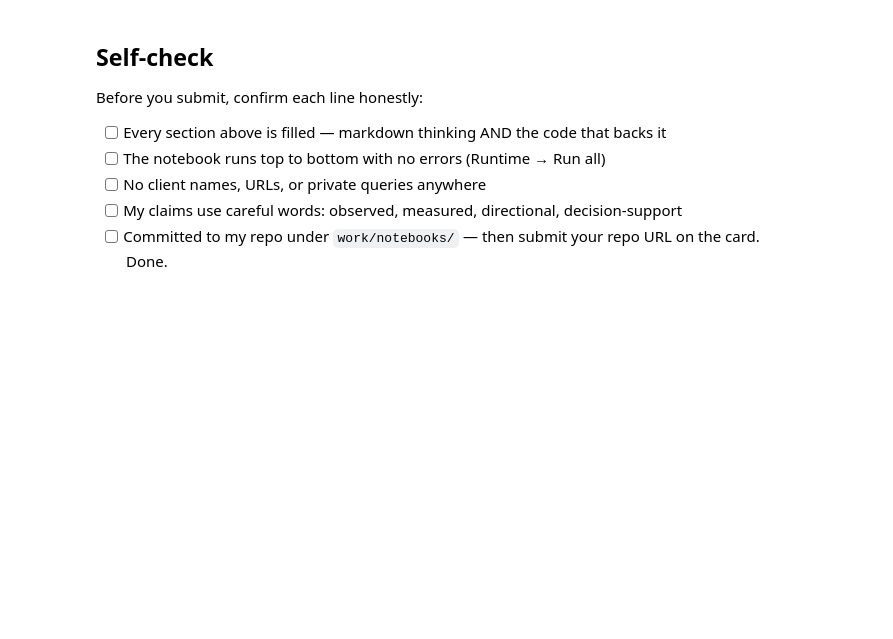
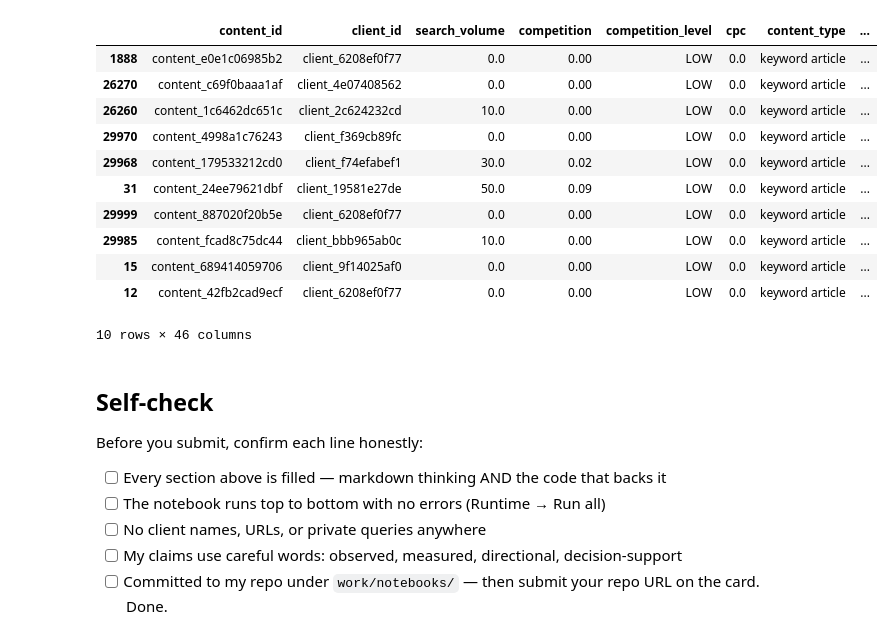
Before and after one commit to tanmayshukla28/Flyrank-internship-starter, a Jupyter notebook: work/notebooks/w04_baseline_score.ipynb, the cells around one changed output. Saved outputs shown, nothing was run; the diff lists cells and outputs as text; code cells hidden in the pictures; blank space fills up the shorter version.

```diff
--- a/work/notebooks/w04_baseline_score.ipynb
+++ b/work/notebooks/w04_baseline_score.ipynb
@@ -37,3 +244,18 @@ This skeleton is yours to fill. Work the sections **in order** — each one has
+# %%
+df.tail(10)
+# %% [output]
+|  | content_id | client_id | search_volume | competition | competition_level | cpc | content_type | ... |
+| 1888 | content_e0e1c06985b2 | client_6208ef0f77 | 0.0 | 0.00 | LOW | 0.0 | keyword article | ... |
+| 26270 | content_c69f0baaa1af | client_4e07408562 | 0.0 | 0.00 | LOW | 0.0 | keyword article | ... |
+| 26260 | content_1c6462dc651c | client_2c624232cd | 10.0 | 0.00 | LOW | 0.0 | keyword article | ... |
+| 29970 | content_4998a1c76243 | client_f369cb89fc | 0.0 | 0.00 | LOW | 0.0 | keyword article | ... |
+| 29968 | content_179533212cd0 | client_f74efabef1 | 30.0 | 0.02 | LOW | 0.0 | keyword article | ... |
+| 31 | content_24ee79621dbf | client_19581e27de | 50.0 | 0.09 | LOW | 0.0 | keyword article | ... |
+| 29999 | content_887020f20b5e | client_6208ef0f77 | 0.0 | 0.00 | LOW | 0.0 | keyword article | ... |
+| 29985 | content_fcad8c75dc44 | client_bbb965ab0c | 10.0 | 0.00 | LOW | 0.0 | keyword article | ... |
+| 15 | content_689414059706 | client_9f14025af0 | 0.0 | 0.00 | LOW | 0.0 | keyword article | ... |
+| 12 | content_42fb2cad9ecf | client_6208ef0f77 | 0.0 | 0.00 | LOW | 0.0 | keyword article | ... |
+10 rows × 46 columns
 # %% [markdown]
 ## Self-check
 
```
Also changed, not shown: parts of 29 cells of this notebook.
